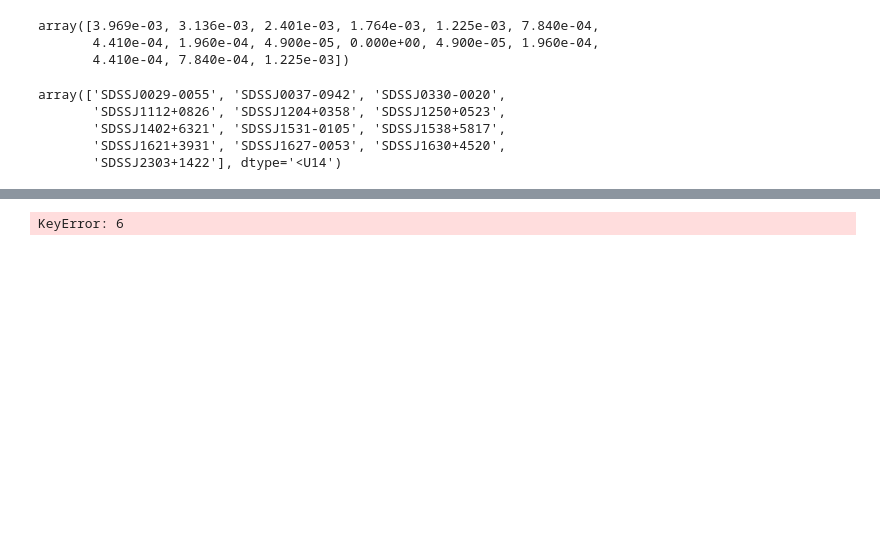
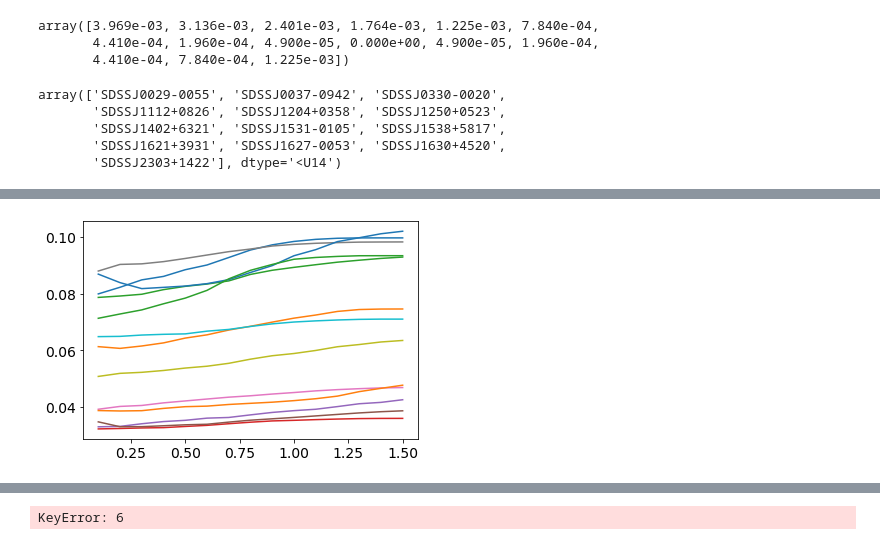
Before and after one commit to shawnknabel/slacs_kinematics_jam_modeling, a Jupyter notebook: jupyter_notebooks/kinematics_maps/fast_and_slow_rotators_analysis_011023.ipynb, the cells around one changed output, grey strips where cells are left out. Cells and saved outputs as stored; diff of their text form; code cells hidden in the pictures; blank space fills up the shorter version.

```diff
--- a/jupyter_notebooks/kinematics_maps/fast_and_slow_rotators_analysis_011023.ipynb
+++ b/jupyter_notebooks/kinematics_maps/fast_and_slow_rotators_analysis_011023.ipynb
@@ -3252,0 +3273,6 @@ array(['SDSSJ0029-0055', 'SDSSJ0037-0942', 'SDSSJ0330-0020',
+# %%
+# look at uncertainties in the ratios
+for i in range(13):
+    plt.plot(reff_factors, dVD_ratio[:,not_na][:,i])
+# %% [output]
+[figure, added]
```
Also changed, not shown: parts of 20 cells of this notebook.
